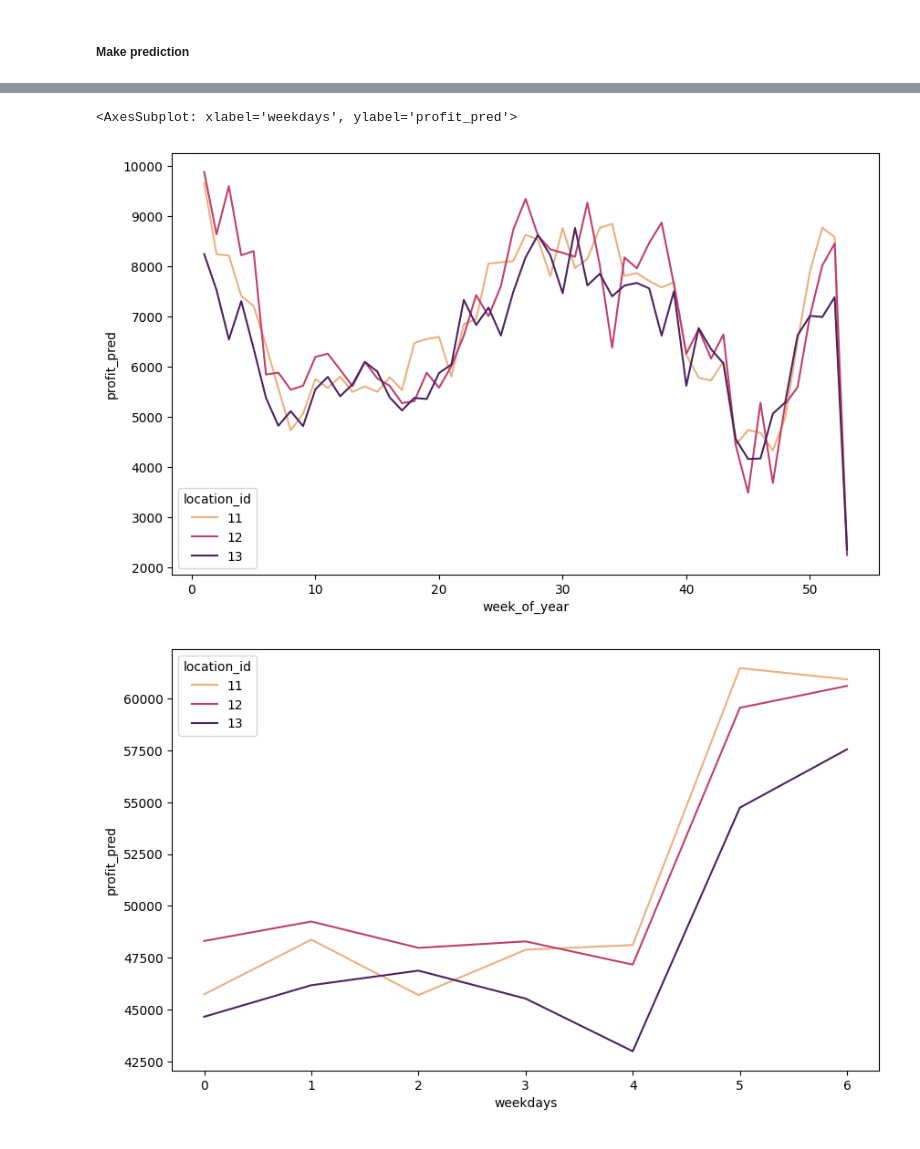
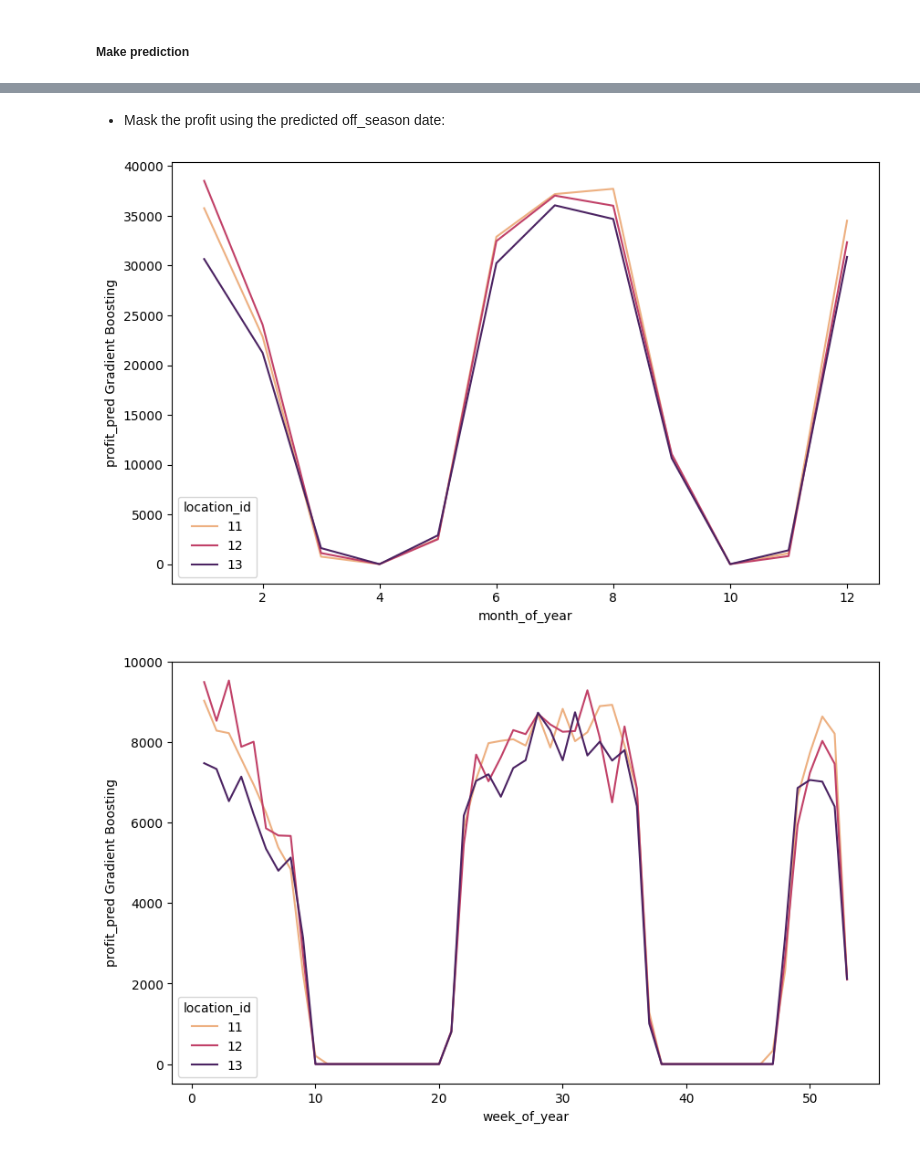
Before and after one commit to lynncyueliang/intern-take-home-assessment, a Jupyter notebook: YueLiang_Lynnc_takehome_assessment.ipynb, the cells around one changed output, grey strips where cells are left out. Cells and saved outputs as stored; diff of their text form; code cells hidden in the pictures.

```diff
--- a/YueLiang_Lynnc_takehome_assessment.ipynb
+++ b/YueLiang_Lynnc_takehome_assessment.ipynb
@@ -261,11 +354,8 @@ scaler = StandardScaler() #z-score standardizing for the data
 X_train, X_test, y_train, y_test = train_test_split(X, y)
 
 scalerX = StandardScaler().fit(X_train) #only use training data for generating the scaling function
-scalery = StandardScaler().fit(y_train.reshape(-1, 1))
 X_train = scalerX.transform(X_train) #transform the orginal data to scaled data
-y_train = scalery.transform(y_train.reshape(-1, 1)).flatten()
 X_test = scalerX.transform(X_test) #standardize the testing data using the scaler created by training data
-y_test = scalery.transform(y_test.reshape(-1, 1)).flatten()
 # %%
 #Save the prediction result for each method:
 model_names = []
@@ -334,6 +415,7 @@ data_new = characteristics_data.loc[characteristics_data.location_id.isin([11, 1
 # %%
-X_new = scalerX.transform(np.array(data_new.iloc[:, 2:]))
+X_new = scalerX.transform(np.array(new_location_data.iloc[:, 2:-1]))
 # %%
-#predict the profit:
-y_pred = scalery.inverse_transform(fitted_model[model_names.index('Random Forest')].predict(X_new).reshape(-1, 1))
-data_new.insert(2, "profit_pred", y_pred)
+#predict the profit based on 4 models:
+for model_name in model_names:
+    y_pred = fitted_model[model_names.index(model_name)].predict(X_new)
+    new_location_data.insert(2, 'profit_pred ' + model_name, y_pred)
@@ -388,10 +422,26 @@ X_train, y_train
+# %% [markdown]
+* Mask the profit using the predicted off_season date:
+# %%
+# Change the profits to be 0 with off_season indicator
+for pred_profit in ['profit_pred Gradient Boosting', 'profit_pred Random Forest', 'profit_pred Elastic Net', 'profit_pred Lasso', 'profit_pred Linear Regression']:
+    new_location_data[pred_profit] = np.where(new_location_data.off_season == 1, 0, new_location_data[pred_profit])
 # %%
-plt.figure(figsize = (10,6))
-sns.lineplot(data = data_new.groupby(['location_id', 'week_of_year'])['profit_pred'].sum().reset_index(), x='week_of_year', y='profit_pred', hue='location_id', palette = "flare")
+# Plot out the predicted profits to compare with the old location profit data:
 
 plt.figure(figsize = (10,6))
-sns.lineplot(data = data_new.groupby(['location_id', 'weekdays'])['profit_pred'].sum().reset_index(), x='weekdays', y='profit_pred', hue='location_id', palette = "flare")
+sns.lineplot(data = new_location_data.groupby(['location_id', 'month_of_year'])['profit_pred Gradient Boosting'].sum().reset_index(), x='month_of_year', y='profit_pred Gradient Boosting', hue='location_id', palette = "flare")
+
+plt.figure(figsize = (10,6))
+sns.lineplot(data = new_location_data.groupby(['location_id', 'week_of_year'])['profit_pred Gradient Boosting'].sum().reset_index(), x='week_of_year', y='profit_pred Gradient Boosting', hue='location_id', palette = "flare")
+
+plt.figure(figsize = (10,6))
+sns.lineplot(data = new_location_data.groupby(['location_id', 'day_of_year'])['profit_pred Gradient Boosting'].sum().reset_index(), x='day_of_year', y='profit_pred Gradient Boosting', hue='location_id', palette = "flare")
+
+plt.figure(figsize = (10,6))
+sns.lineplot(data = new_location_data.groupby(['location_id', 'weekdays'])['profit_pred Gradient Boosting'].sum().reset_index(), x='weekdays', y='profit_pred Gradient Boosting', hue='location_id', palette = "flare")
+plt.show()
+
+plt.show()
 # %% [output]
-<AxesSubplot: xlabel='weekdays', ylabel='profit_pred'>
-[figure, old version]
+[figure, new version]
-[figure, old version]
+[figure, new version]
```
Also changed, not shown: parts of 50 cells of this notebook.
